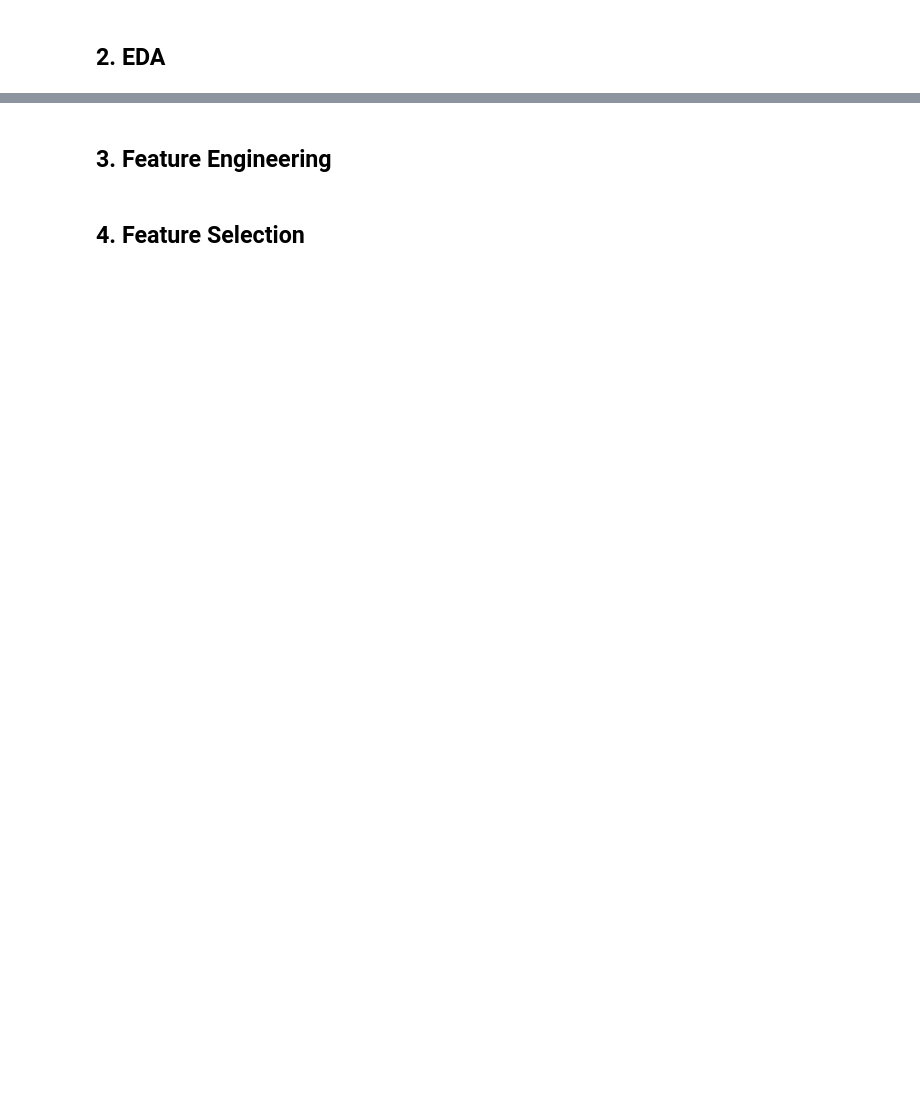
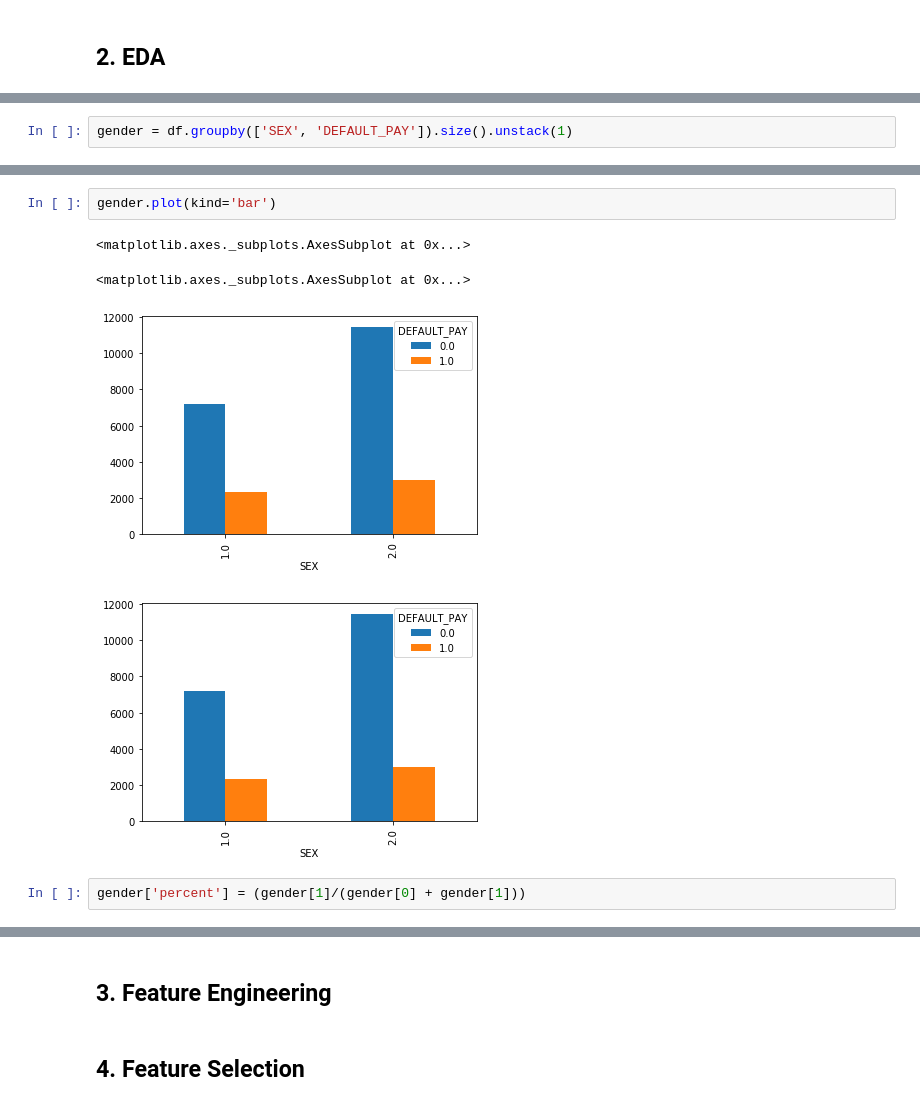
Before and after one commit to k0marrr1/nyc-mhtn-ds-010620-lectures, a Jupyter notebook: week-9/classification-assessment/classification-assessmentREAL.ipynb, the cells around one changed output, grey strips where cells are left out. Drawn from its saved outputs; the diff is of its cells as text; blank space fills up the shorter version.

```diff
--- a/week-9/classification-assessment/classification-assessmentREAL.ipynb
+++ b/week-9/classification-assessment/classification-assessmentREAL.ipynb
@@ -162,0 +353,2 @@ plt.hist(df['BILL_AMT3'] )
+# %%
+gender = df.groupby(['SEX', 'DEFAULT_PAY']).size().unstack(1)
@@ -162,0 +366,9 @@ plt.hist(df['BILL_AMT3'] )
+# %%
+gender.plot(kind='bar')
+# %% [output]
+<matplotlib.axes._subplots.AxesSubplot at 0x...>
+<matplotlib.axes._subplots.AxesSubplot at 0x...>
+[figure, added]
+[figure, added]
+# %%
+gender['percent'] = (gender[1]/(gender[0] + gender[1]))
```
Also changed, not shown: parts of 60 cells of this notebook.
